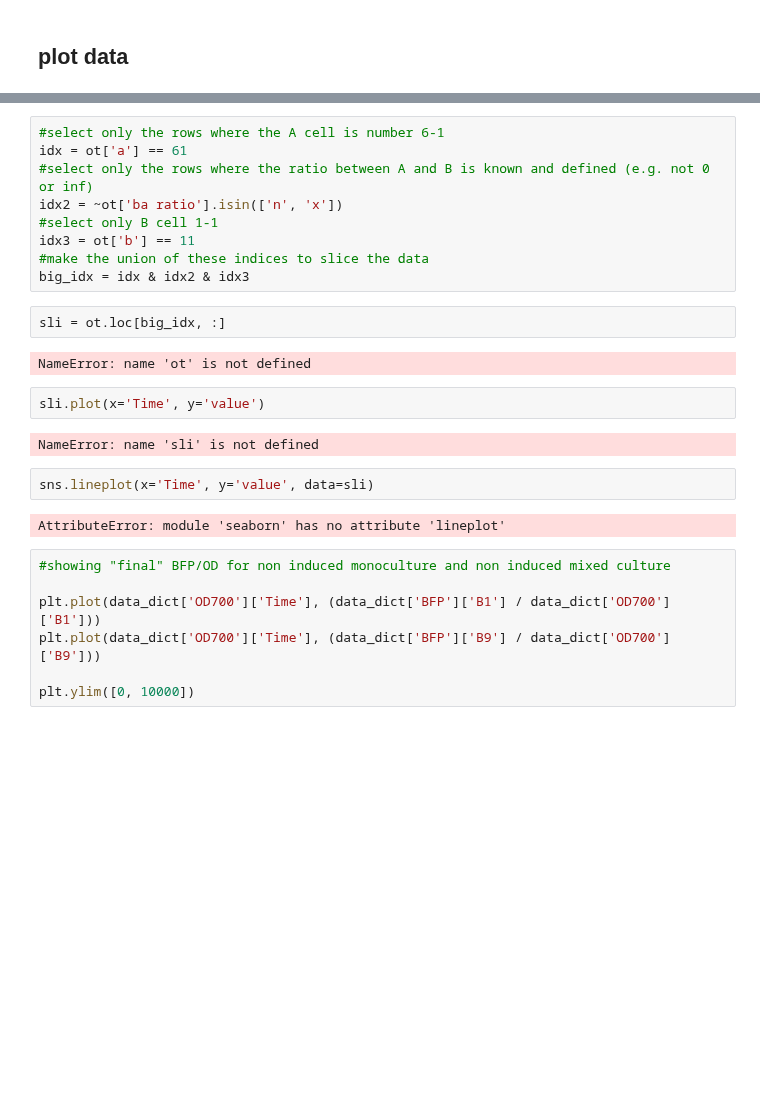
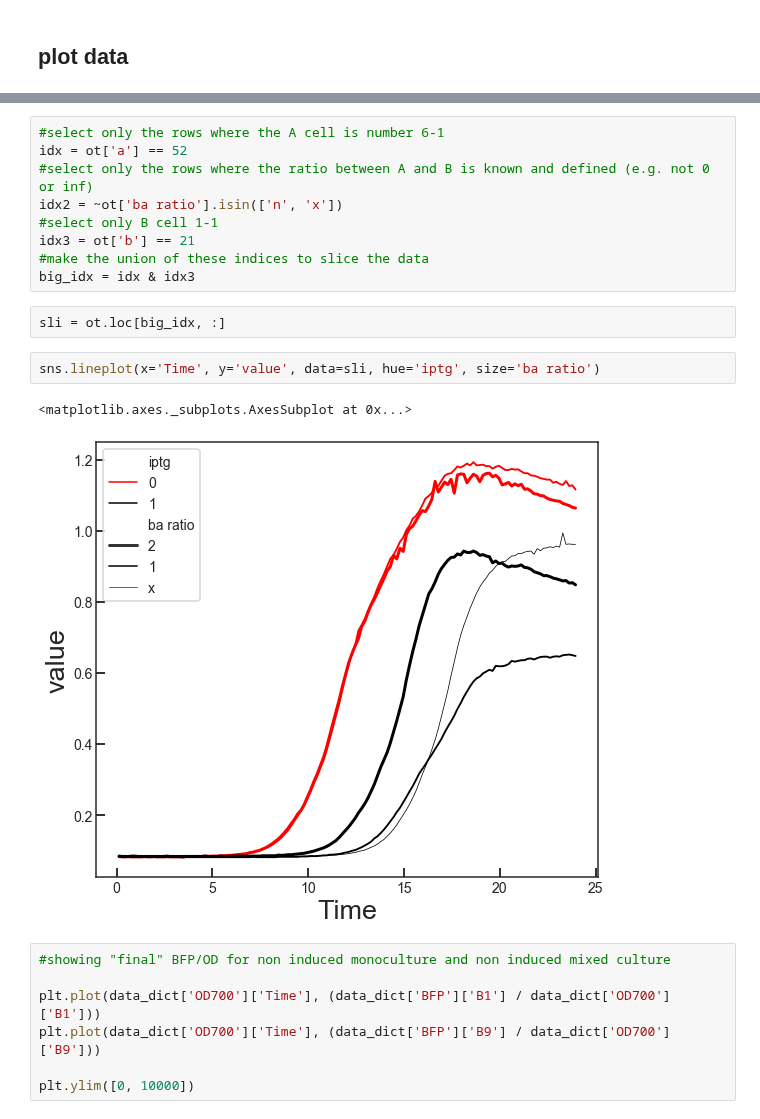
Before and after one commit to geezerbriefs/xpspython, a Jupyter notebook: analyze A=B biotek data.ipynb, the cells around one changed output, grey strips where cells are left out. Drawn from its saved outputs; the diff is of its cells as text; blank space fills up the shorter version.

```diff
--- a/analyze A=B biotek data.ipynb
+++ b/analyze A=B biotek data.ipynb
@@ -65,24 +90,19 @@ ot = data_dict['OD700_tidy']
 # %%
 #select only the rows where the A cell is number 6-1
-idx = ot['a'] == 61
+idx = ot['a'] == 52
 #select only the rows where the ratio between A and B is known and defined (e.g. not 0 or inf)
 idx2 = ~ot['ba ratio'].isin(['n', 'x'])
 #select only B cell 1-1
-idx3 = ot['b'] == 11
+idx3 = ot['b'] == 21
 #make the union of these indices to slice the data
-big_idx = idx & idx2 & idx3
+big_idx = idx & idx3
 # %%
 sli = ot.loc[big_idx, :]
-# %% [output]
-NameError: name 'ot' is not defined
-# %%
-sli.plot(x='Time', y='value')
-# %% [output]
-NameError: name 'sli' is not defined
 # %%
-sns.lineplot(x='Time', y='value', data=sli)
+sns.lineplot(x='Time', y='value', data=sli, hue='iptg', size='ba ratio')
 # %% [output]
-AttributeError: module 'seaborn' has no attribute 'lineplot'
+<matplotlib.axes._subplots.AxesSubplot at 0x...>
+[figure, added]
 # %%
 #showing "final" BFP/OD for non induced monoculture and non induced mixed culture
 
```
Also changed, not shown: parts of 10 cells of this notebook, 1 other file.
